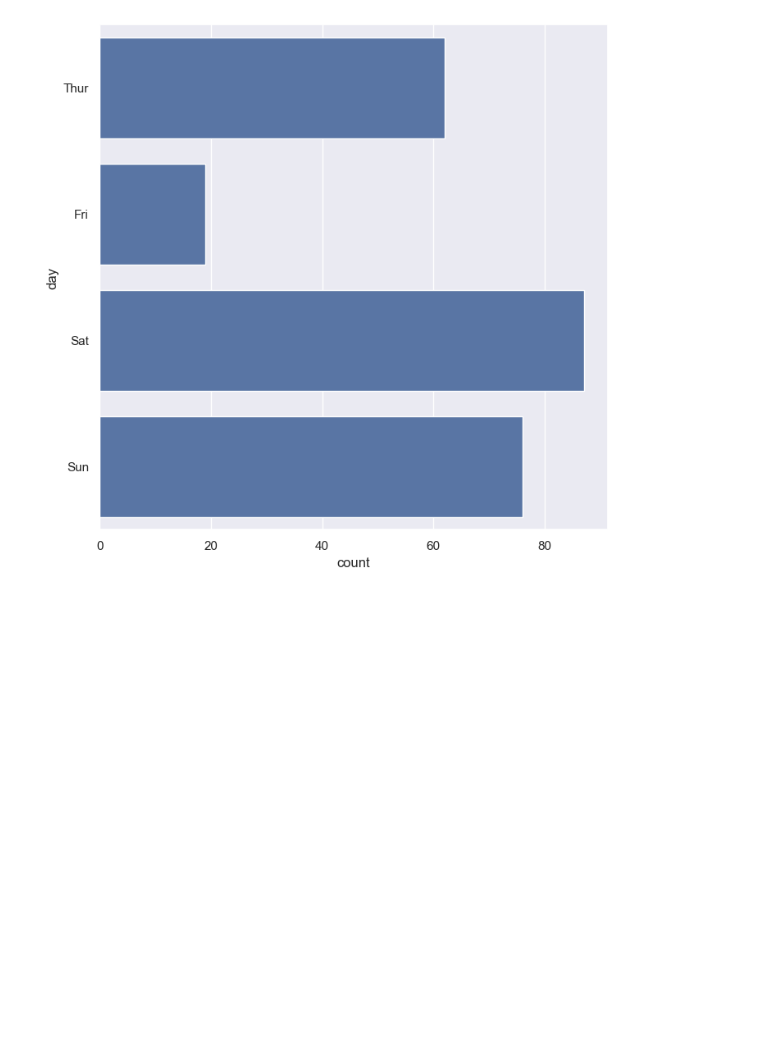
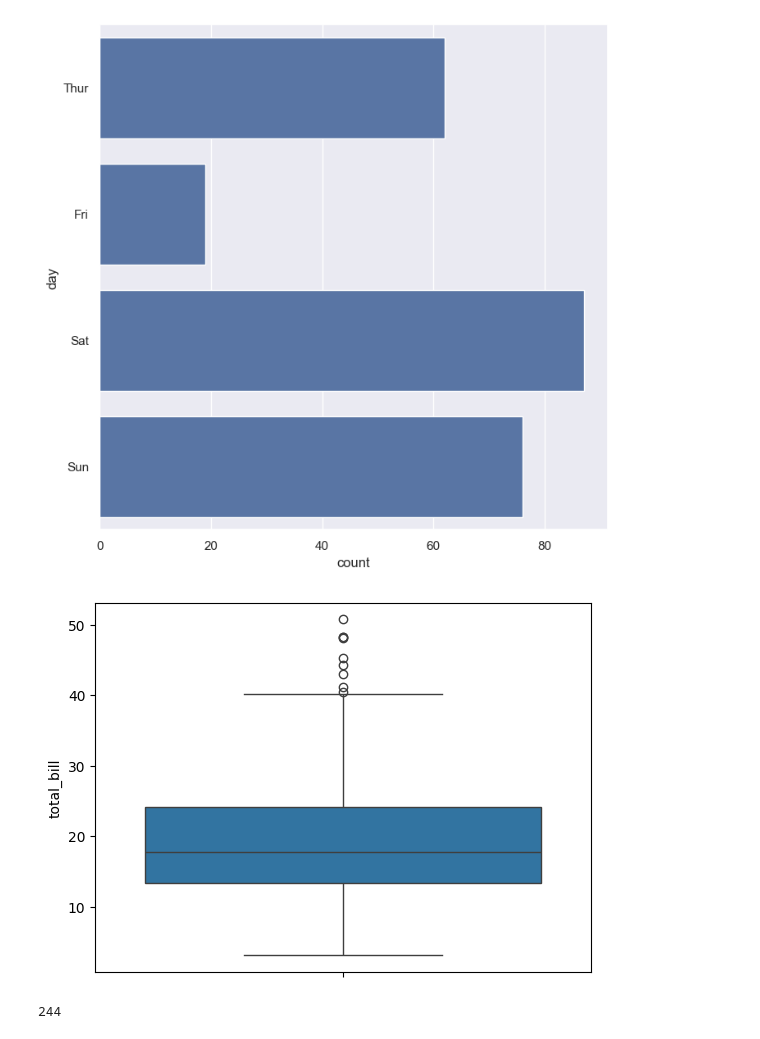
Before and after one commit to jaikrishann/Python_code, a Jupyter notebook: python_module/seaborn.ipynb, the cells around one changed output. Cells and saved outputs as stored; diff of their text form; code cells hidden in the pictures; blank space fills up the shorter version.

```diff
--- a/python_module/seaborn.ipynb
+++ b/python_module/seaborn.ipynb
@@ -147,3 +148,12 @@ sns.countplot(tip['day'])
 # %% [output]
 <Axes: xlabel='count', ylabel='day'>
 [figure]
+# %%
+sns.boxplot(tip['total_bill'])
+plt.show()
+# %% [output]
+[figure, added]
+# %%
+tip['total_bill'].count()
+# %% [output]
+244
```
Also changed, not shown: parts of 15 cells of this notebook, 2 other files.
